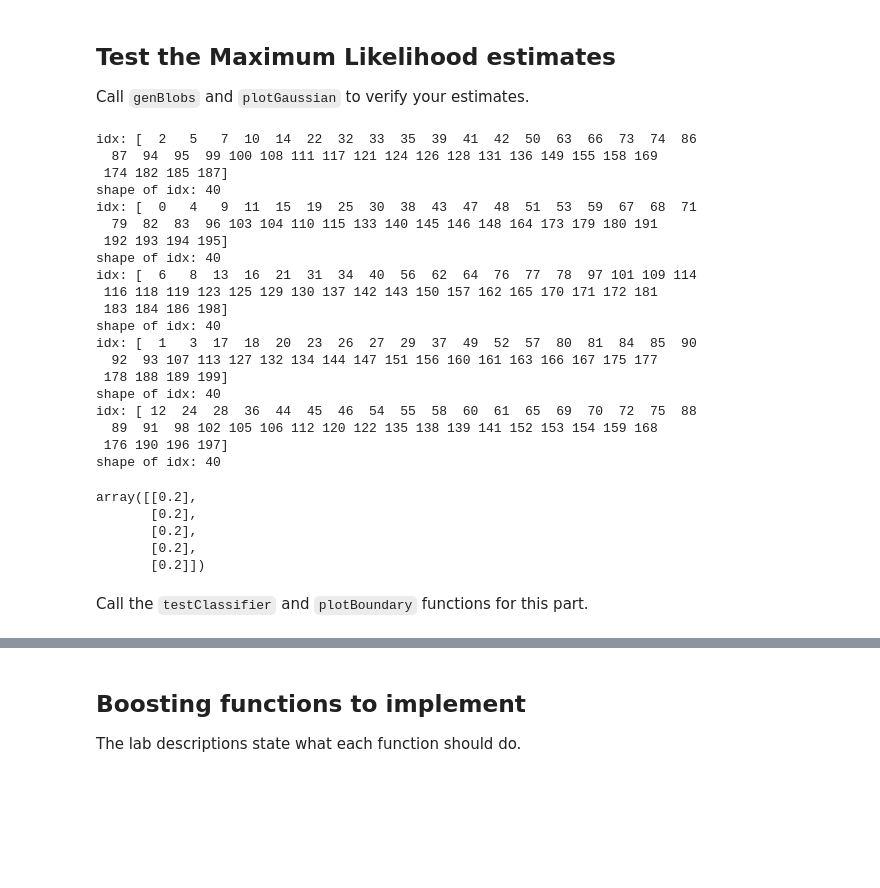
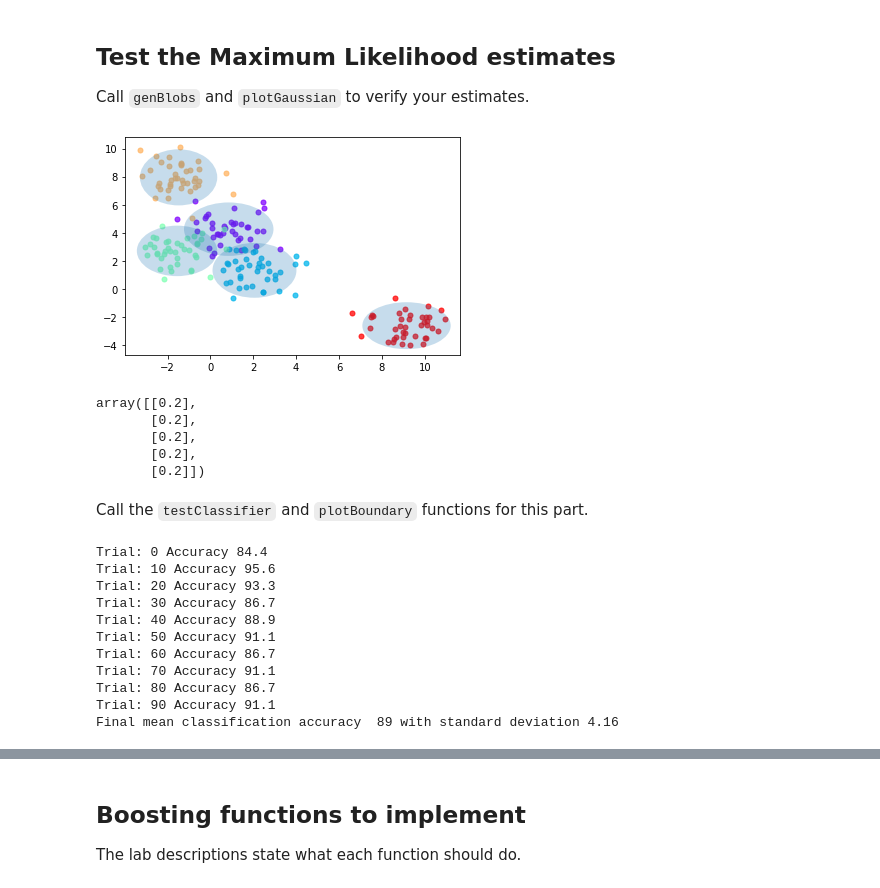
Before and after one commit to zakaria-n/bayesian-learning-adaboost, a Jupyter notebook: lab3.ipynb, the cells around one changed output, grey strips where cells are left out. Saved outputs shown, nothing was run; the diff lists cells and outputs as text; code cells hidden in the pictures; blank space fills up the shorter version.

```diff
--- a/lab3.ipynb
+++ b/lab3.ipynb
@@ -44,8 +44,8 @@ def computePrior(labels, W=None):
     # ==========================
     for jdx, cl in enumerate(classes):
         idx = np.where(labels == cl)[0]
-        print(f"idx: {idx}")
-        print(f"shape of idx: {idx.shape[0]}")
+        # print(f"idx: {idx}")
+        # print(f"shape of idx: {idx.shape[0]}")
         prior[jdx] = np.sum(W[idx])/ np.sum(W[:])
     # ==========================
 
@@ -75,7 +75,7 @@ def mlParams(X, labels, W=None):
         xlc = X[idx,:] * W[idx]
         mu[jdx] = np.sum(xlc, axis=0) / np.sum(W[idx])
     # ==========================
-        sigma = np.diag(np.sum(np.square(X[idx,:] - mu[jdx])*W[idx]) / np.sum(W[idx]))
+        sigma[jdx] = np.diag(np.sum(np.square(X[idx,:] - mu[jdx])*W[idx], axis=0) / np.sum(W[idx]))
     return mu, sigma
 
 # in:      X - N x d matrix of M data points
@@ -100,7 +100,7 @@ def classifyBayes(X, prior, mu, sigma):
 
             logPrior = np.log(prior[i])
 
-            logProb[i][j] = logS - np.linalg.multi_dot(diff, inv, np.transpose(diff)) /2 + logPrior
+            logProb[i][j] = logS - np.linalg.multi_dot([diff, inv, np.transpose(diff)]) /2 + logPrior
 
     # ==========================
 
@@ -132,39 +132,32 @@ Call `genBlobs` and `plotGaussian` to verify your estimates.
 # %%
 %matplotlib inline
 
 X, labels = genBlobs(centers=5)
-# mu, sigma = mlParams(X,labels)
-# plotGaussian(X,labels,mu,sigma)
+mu, sigma = mlParams(X,labels)
+plotGaussian(X,labels,mu,sigma)
 computePrior(labels)
 # %% [output]
+[figure, added]
-idx: [  2   5   7  10  14  22  32  33  35  39  41  42  50  63  66  73  74  86
-  87  94  95  99 100 108 111 117 121 124 126 128 131 136 149 155 158 169
- 174 182 185 187]
-shape of idx: 40
-idx: [  0   4   9  11  15  19  25  30  38  43  47  48  51  53  59  67  68  71
-  79  82  83  96 103 104 110 115 133 140 145 146 148 164 173 179 180 191
- 192 193 194 195]
-shape of idx: 40
-idx: [  6   8  13  16  21  31  34  40  56  62  64  76  77  78  97 101 109 114
- 116 118 119 123 125 129 130 137 142 143 150 157 162 165 170 171 172 181
- 183 184 186 198]
-shape of idx: 40
-idx: [  1   3  17  18  20  23  26  27  29  37  49  52  57  80  81  84  85  90
-  92  93 107 113 127 132 134 144 147 151 156 160 161 163 166 167 175 177
- 178 188 189 199]
-shape of idx: 40
-idx: [ 12  24  28  36  44  45  46  54  55  58  60  61  65  69  70  72  75  88
-  89  91  98 102 105 106 112 120 122 135 138 139 141 152 153 154 159 168
- 176 190 196 197]
-shape of idx: 40
+array([[0.2],
+       [0.2],
+       [0.2],
+       [0.2],
+       [0.2]])
-array([[0.2],
-       [0.2],
-       [0.2],
-       [0.2],
-       [0.2]])
 # %% [markdown]
 Call the `testClassifier` and `plotBoundary` functions for this part.
 # %%
 testClassifier(BayesClassifier(), dataset='iris', split=0.7)
+# %% [output]
+Trial: 0 Accuracy 84.4
+Trial: 10 Accuracy 95.6
+Trial: 20 Accuracy 93.3
+Trial: 30 Accuracy 86.7
+Trial: 40 Accuracy 88.9
+Trial: 50 Accuracy 91.1
+Trial: 60 Accuracy 86.7
+Trial: 70 Accuracy 91.1
+Trial: 80 Accuracy 86.7
+Trial: 90 Accuracy 91.1
+Final mean classification accuracy  89 with standard deviation 4.16
 # %%
 testClassifier(BayesClassifier(), dataset='vowel', split=0.7)
```
Also changed, not shown: parts of 6 cells of this notebook.
